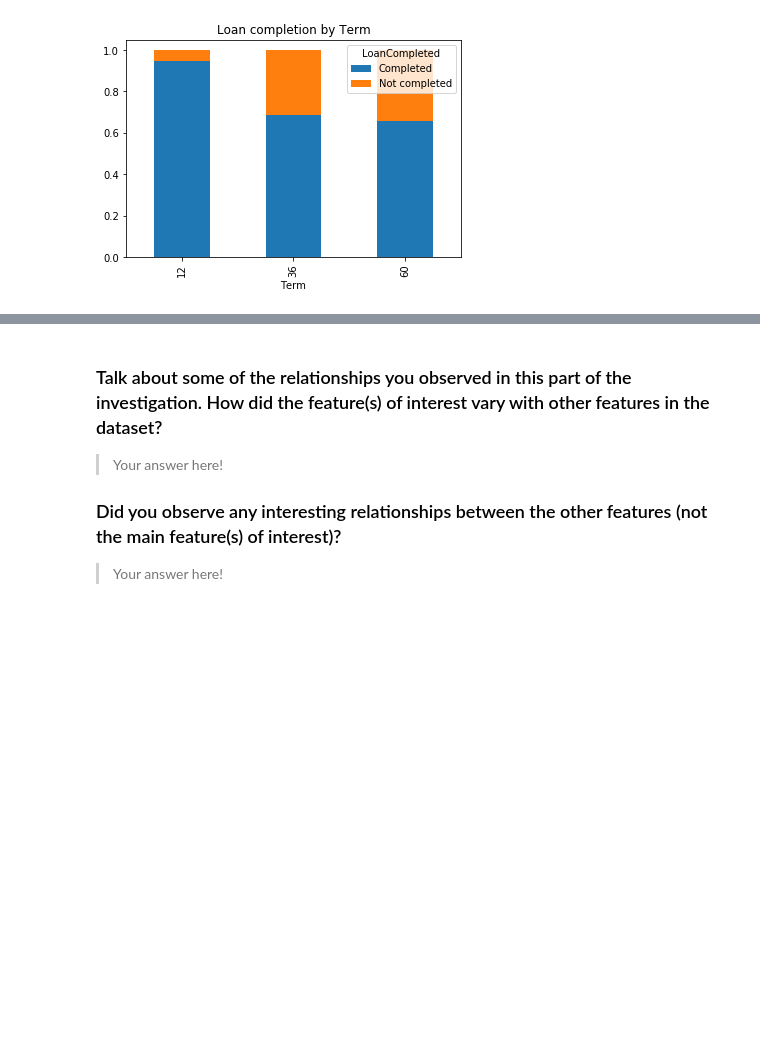
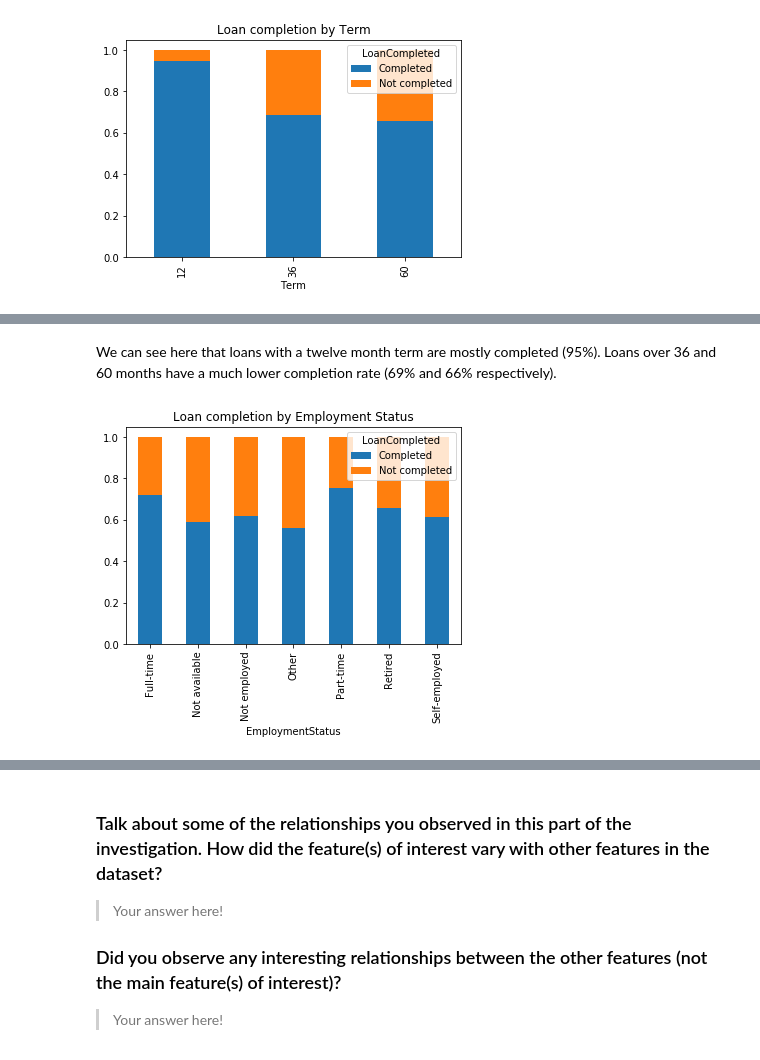
Before and after one commit to Jeffro80/DAND_Communicate_Findings, a Jupyter notebook: exploration-WORKING.ipynb, the cells around one changed output, grey strips where cells are left out. Cells and saved outputs as stored; diff of their text form; code cells hidden in the pictures; blank space fills up the shorter version.

Commit message:
Add categorical plots

```diff
--- a/exploration-WORKING.ipynb
+++ b/exploration-WORKING.ipynb
@@ -797,0 +796,8 @@ term_props.plot(kind='bar', stacked='True', title='Loan completion by Term');
+# %% [markdown]
+We can see here that loans with a twelve month term are mostly completed (95%). Loans over 36 and 60 months have a much lower completion rate (69% and 66% respectively).
+# %%
+# Compare Loan Outcome Status and Employment
+employment_props = loans.groupby('EmploymentStatus')['LoanCompleted'].value_counts(normalize=True).unstack()
+employment_props.plot(kind='bar', stacked='True', title='Loan completion by Employment Status');
+# %% [output]
+[figure, added]
```
Also changed, not shown: parts of 14 cells of this notebook.
